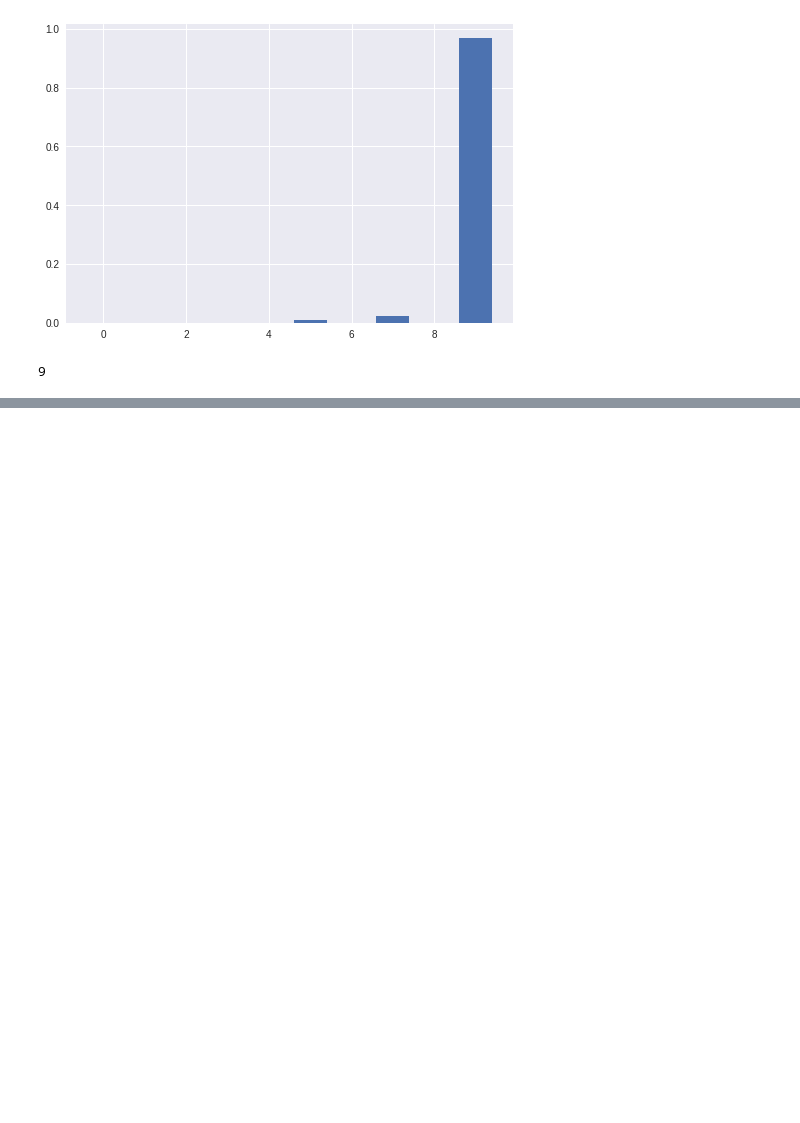
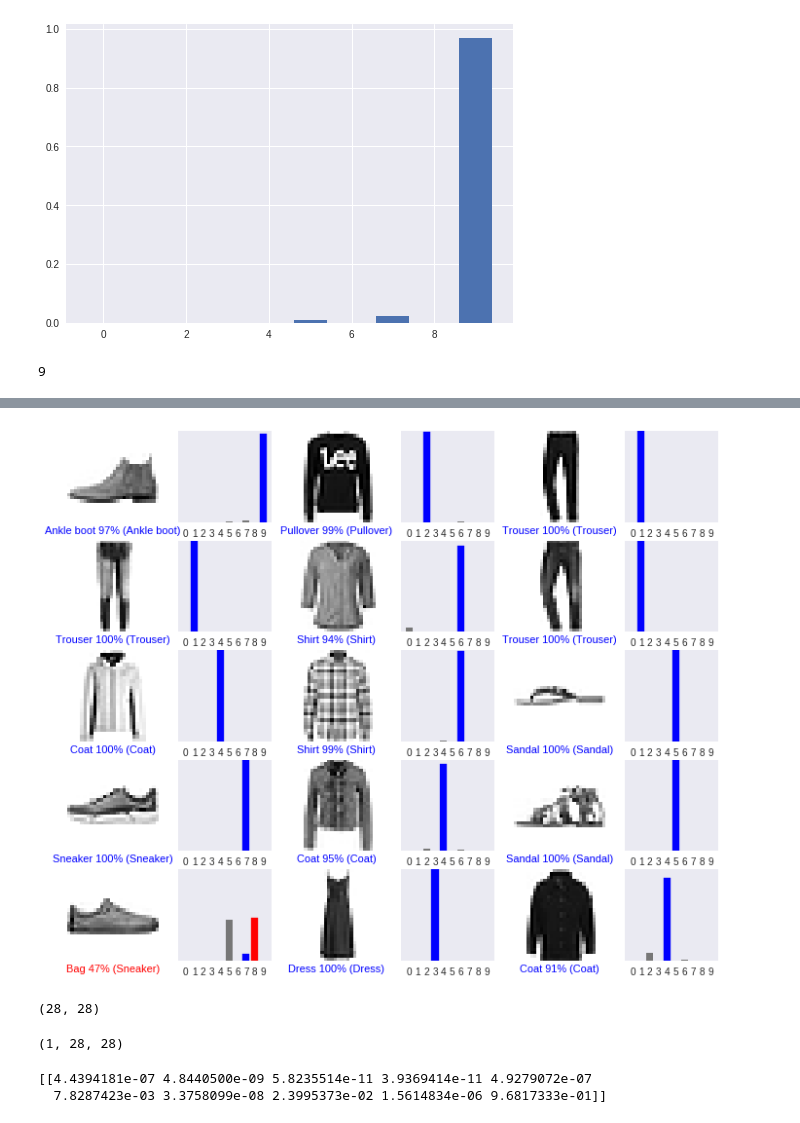
Before and after one commit to greenhandatsjtu/greenhandatsjtu.github.io, a Jupyter notebook: first_tensorflow.ipynb, the cells around one changed output, grey strips where cells are left out. Cells and saved outputs as stored; diff of their text form; code cells hidden in the pictures; blank space fills up the shorter version.

```diff
--- a/first_tensorflow.ipynb
+++ b/first_tensorflow.ipynb
@@ -199,0 +200,35 @@ plot_value_array(i, predictions,  test_labels)
+# %%
+# Plot the first X test images, their predicted label, and the true label
+# Color correct predictions in blue, incorrect predictions in red
+num_rows = 5
+num_cols = 3
+num_images = num_rows*num_cols
+plt.figure(figsize=(2*2*num_cols, 2*num_rows))
+for i in range(num_images):
+  plt.subplot(num_rows, 2*num_cols, 2*i+1)
+  plot_image(i, predictions, test_labels, test_images)
+  plt.subplot(num_rows, 2*num_cols, 2*i+2)
+  plot_value_array(i, predictions, test_labels)
+# %% [output]
+[figure, added]
+# %%
+# Grab an image from the test dataset
+img = test_images[0]
+
+print(img.shape)
+# %% [output]
+(28, 28)
+# %%
+# Add the image to a batch where it's the only member.
+img = (np.expand_dims(img,0))
+
+print(img.shape)
+# %% [output]
+(1, 28, 28)
+# %%
+predictions_single = model.predict(img)
+
+print(predictions_single)
+# %% [output]
+[[4.4394181e-07 4.8440500e-09 5.8235514e-11 3.9369414e-11 4.9279072e-07
+  7.8287423e-03 3.3758099e-08 2.3995373e-02 1.5614834e-06 9.6817333e-01]]
```
Also changed, not shown: parts of 6 cells of this notebook.
